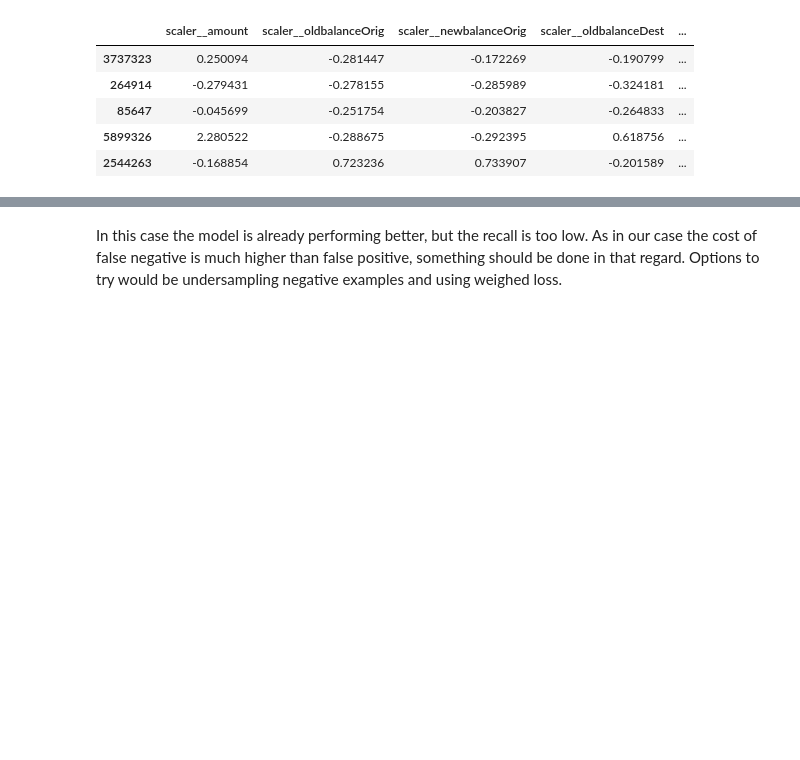
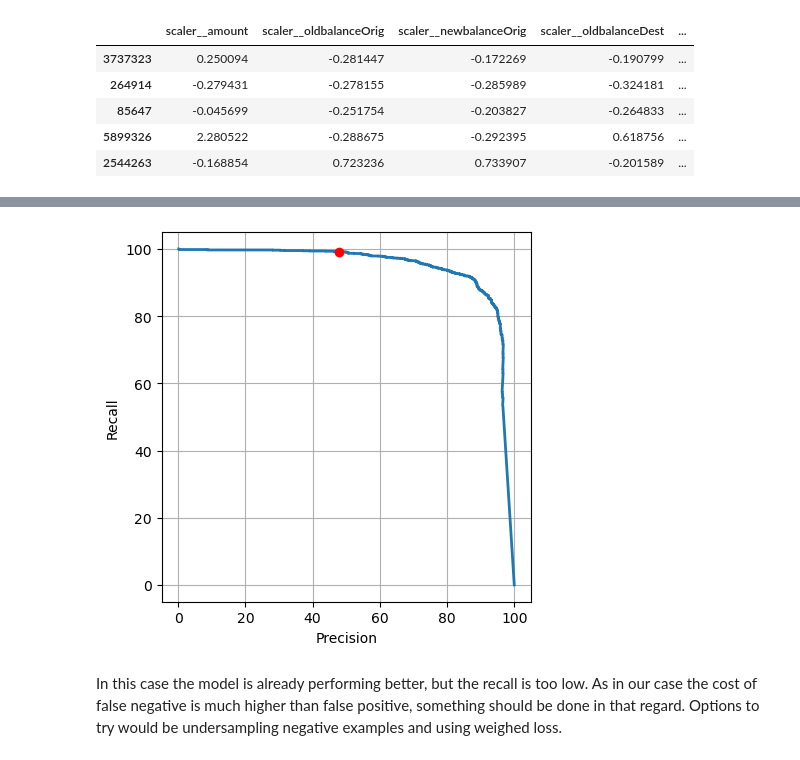
Before and after one commit to simmul/NNwithFraudTransactions, a Jupyter notebook: First Neural Net.ipynb, the cells around one changed output, grey strips where cells are left out. Drawn from its saved outputs; the diff is of its cells as text; code cells hidden in the pictures; blank space fills up the shorter version.

```diff
--- a/First Neural Net.ipynb
+++ b/First Neural Net.ipynb
@@ -344,2 +382,6 @@ Total Fraudulent Transactions:  1620
+# %%
+plot_pr("test_plot",y_test, test_predictions, threshold = 0.75)
+# %% [output]
+[figure, added]
 # %% [markdown]
 In this case the model is already performing better, but the recall is too low. As in our case the cost of false negative is much higher than false positive, something should be done in that regard. Options to try would be undersampling negative examples and using weighed loss.
```
Also changed, not shown: parts of 37 cells of this notebook, 2 other files.
